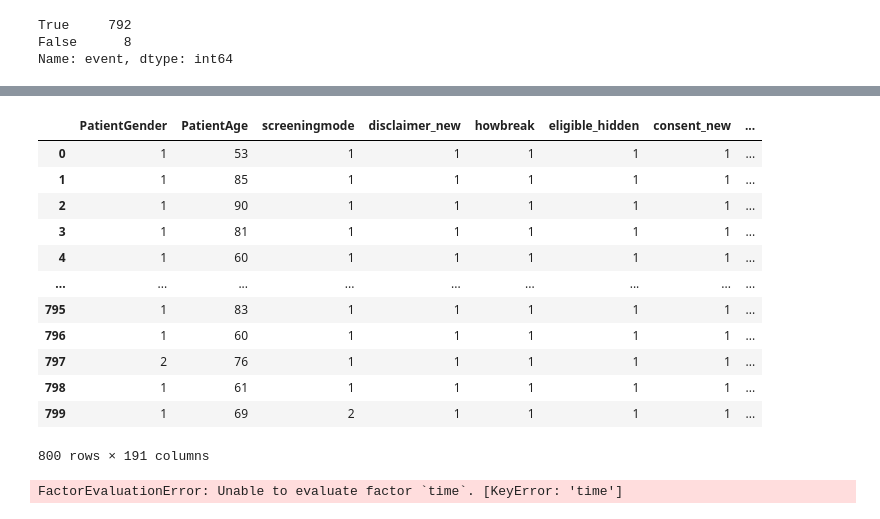
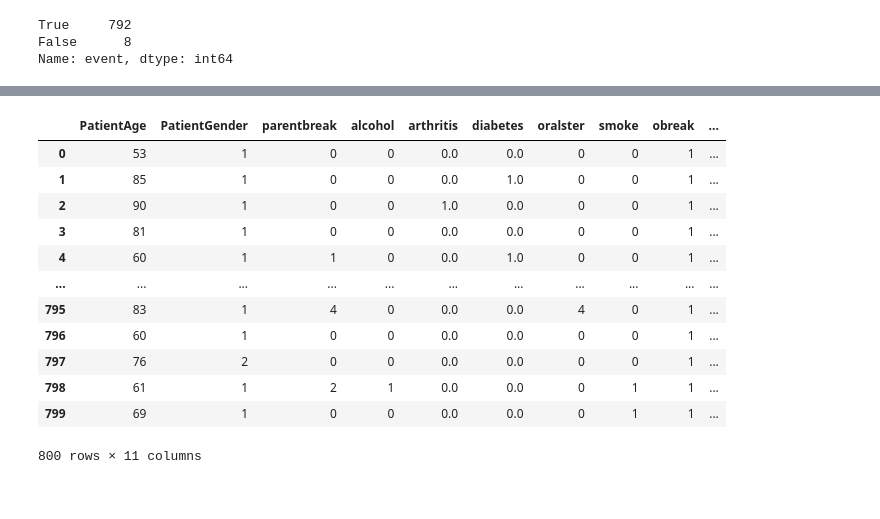
Before and after one commit to myguardian/Osteoporosis, a Jupyter notebook: 6-Survival_Analysis/Survival-Synthetic.ipynb, the cells around one changed output, grey strips where cells are left out. Saved outputs shown, nothing was run; the diff lists cells and outputs as text; code cells hidden in the pictures.

Commit message:
additional changes in the synthetic data and data generator

```diff
--- a/6-Survival_Analysis/Survival-Synthetic.ipynb
+++ b/6-Survival_Analysis/Survival-Synthetic.ipynb
@@ -8,17 +8,6 @@ obreak_date = pd.to_datetime(data.obreak_date)
 datebone = pd.to_datetime(data.datebone)
 y = ( abs( datebone - obreak_date))
 X = data.drop(["obreak_date","datebone"],axis=1)
+selectedColumns = [ 'PatientAge', "PatientGender",'parentbreak', 'alcohol',
+                'arthritis', 'diabetes',
+                'oralster', 'smoke', 'obreak']
-# %%
-cat_features = ['parentbreak', 'alcohol',
-                'arthritis', 'diabetes',
-                'oralster', 'smoke', 'obreak',
-                # These features were determined to apply minimal impact even
-                # 'respdisease', 'hbp','heartdisease',
-                # 'ptunsteady', 'wasfractdue2fall', 'cholesterol',
-                # 'ptfall', 'shoulder', 'wrist', 'bmdtest_10yr_caroc'
-                ]
-for feature in cat_features:
-    if data is not None:
-        cat_one_hot = pd.get_dummies(data[feature], prefix=f'{feature}', drop_first=False)
-        data = data.drop(feature, axis=1)
-        data = data.join(cat_one_hot)
@@ -32,5 +14,3 @@ AttributeError: 'NoneType' object has no attribute 'copy'
-# %%
-selectedColumns = ['PatientAge', "PatientGender", 'bmdtest_weight', 'bmdtest_height']
 # %%
 dropList = []
 for i in data:
@@ -63,37 +59,17 @@ structured_array = np.rec.array(swapped.to_records(index=False))
 # %%
-mergedData = pd.concat([X,swapped],axis=1)
-mergedData
+mergedBeforeEncoding = pd.concat([X[selectedColumns],swapped],axis=1)
+mergedBeforeEncoding
 # %% [output]
-|  | PatientGender | PatientAge | screeningmode | disclaimer_new | howbreak | eligible_hidden | consent_new | ... |
-| 0 | 1 | 53 | 1 | 1 | 1 | 1 | 1 | ... |
-| 1 | 1 | 85 | 1 | 1 | 1 | 1 | 1 | ... |
-| 2 | 1 | 90 | 1 | 1 | 1 | 1 | 1 | ... |
-| 3 | 1 | 81 | 1 | 1 | 1 | 1 | 1 | ... |
-| 4 | 1 | 60 | 1 | 1 | 1 | 1 | 1 | ... |
-| ... | ... | ... | ... | ... | ... | ... | ... | ... |
-| 795 | 1 | 83 | 1 | 1 | 1 | 1 | 1 | ... |
-| 796 | 1 | 60 | 1 | 1 | 1 | 1 | 1 | ... |
-| 797 | 2 | 76 | 1 | 1 | 1 | 1 | 1 | ... |
-| 798 | 1 | 61 | 1 | 1 | 1 | 1 | 1 | ... |
-| 799 | 1 | 69 | 2 | 1 | 1 | 1 | 1 | ... |
+|  | PatientAge | PatientGender | parentbreak | alcohol | arthritis | diabetes | oralster | smoke | obreak | ... |
+| 0 | 53 | 1 | 0 | 0 | 0.0 | 0.0 | 0 | 0 | 1 | ... |
+| 1 | 85 | 1 | 0 | 0 | 0.0 | 1.0 | 0 | 0 | 1 | ... |
+| 2 | 90 | 1 | 0 | 0 | 1.0 | 0.0 | 0 | 0 | 1 | ... |
+| 3 | 81 | 1 | 0 | 0 | 0.0 | 0.0 | 0 | 0 | 1 | ... |
+| 4 | 60 | 1 | 1 | 0 | 0.0 | 1.0 | 0 | 0 | 1 | ... |
+| ... | ... | ... | ... | ... | ... | ... | ... | ... | ... | ... |
+| 795 | 83 | 1 | 4 | 0 | 0.0 | 0.0 | 4 | 0 | 1 | ... |
+| 796 | 60 | 1 | 0 | 0 | 0.0 | 0.0 | 0 | 0 | 1 | ... |
+| 797 | 76 | 2 | 0 | 0 | 0.0 | 0.0 | 0 | 0 | 1 | ... |
+| 798 | 61 | 1 | 2 | 1 | 0.0 | 0.0 | 0 | 1 | 1 | ... |
+| 799 | 69 | 1 | 0 | 0 | 0.0 | 0.0 | 0 | 1 | 1 | ... |
-800 rows × 191 columns
+800 rows × 11 columns
-# %%
-import pandas as pd
-from lifelines import CoxPHFitter
-from sklearn.feature_selection import SelectKBest, f_regression
-
-# Perform univariate analysis
-univariate_selector = SelectKBest(score_func=f_regression, k=10)
-univariate_selector.fit(X, swapped['time'])
-selected_features = X.columns[univariate_selector.get_support()]
-
-# Perform multivariate analysis using Cox proportional hazards regression
-cph = CoxPHFitter()
-formula = 'SurvivalTime ~ ' + ' + '.join(selected_features)
-cph.fit(mergedData, duration_col='time', event_col='event', formula='time ~ ' + ' + '.join(selected_features))
-
-# Get the coefficient values and p-values of the selected features
-feature_summary = cph.summary
-selected_features_summary = feature_summary.loc[selected_features, ['coef', 'p']]
-# %% [output]
-FactorEvaluationError: Unable to evaluate factor `time`. [KeyError: 'time']
```
Also changed, not shown: parts of 9 cells of this notebook, 1 other file.
